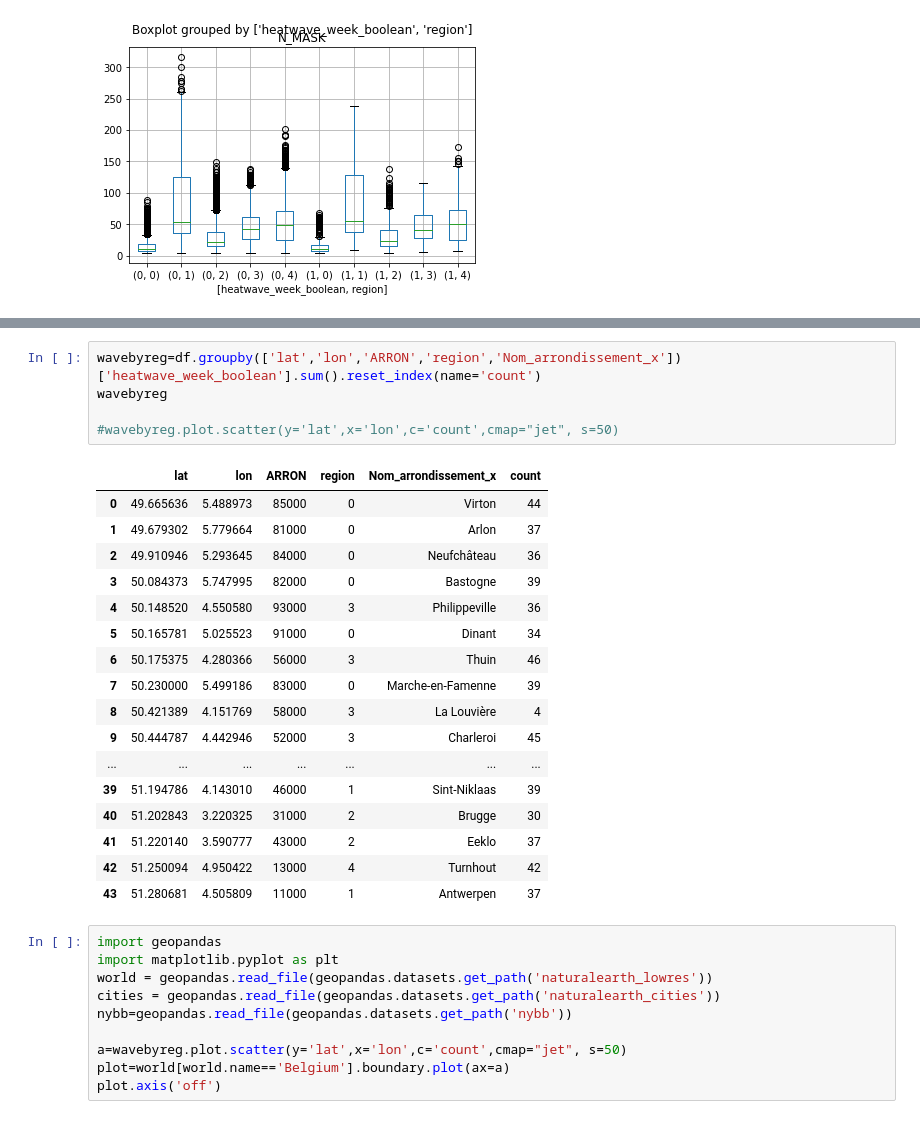
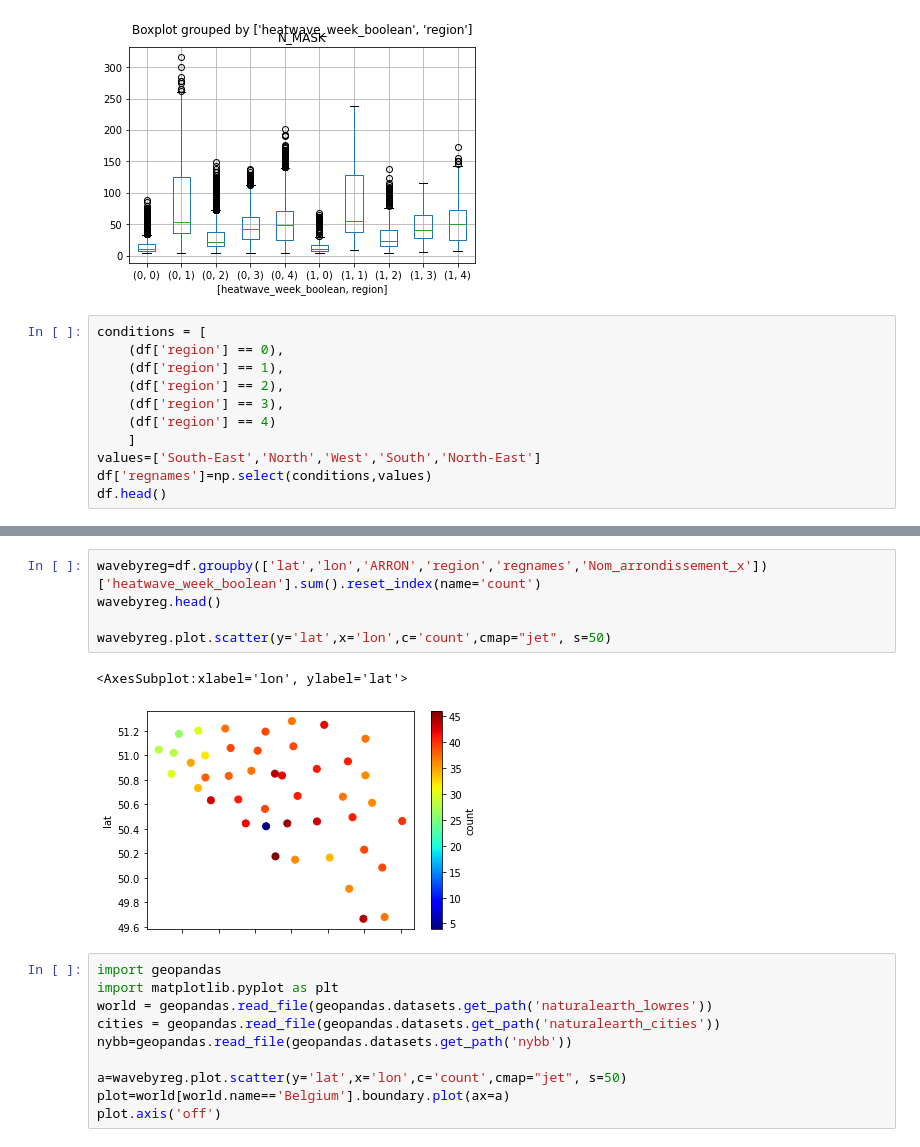
Before and after one commit to mariobecerra/mda_project, a Jupyter notebook: code/EDA.ipynb, the cells around one changed output, grey strips where cells are left out. Cells and saved outputs as stored; diff of their text form.

```diff
--- a/code/EDA.ipynb
+++ b/code/EDA.ipynb
@@ -152,3 +158,14 @@ df.head()
 plot=df.boxplot(column='N_MASK',by=['heatwave_week_boolean','region'])
 # %% [output]
 [figure]
+# %%
+conditions = [
+    (df['region'] == 0),
+    (df['region'] == 1),
+    (df['region'] == 2),
+    (df['region'] == 3),
+    (df['region'] == 4)
+    ]
+values=['South-East','North','West','South','North-East']
+df['regnames']=np.select(conditions,values)
+df.head()
@@ -155,26 +179,11 @@ plot=df.boxplot(column='N_MASK',by=['heatwave_week_boolean','region'])
 # %%
-wavebyreg=df.groupby(['lat','lon','ARRON','region','Nom_arrondissement_x'])['heatwave_week_boolean'].sum().reset_index(name='count')
-wavebyreg
+wavebyreg=df.groupby(['lat','lon','ARRON','region','regnames','Nom_arrondissement_x'])['heatwave_week_boolean'].sum().reset_index(name='count')
+wavebyreg.head()
 
-#wavebyreg.plot.scatter(y='lat',x='lon',c='count',cmap="jet", s=50)
+wavebyreg.plot.scatter(y='lat',x='lon',c='count',cmap="jet", s=50)
 # %% [output]
-|  | lat | lon | ARRON | region | Nom_arrondissement_x | count |
-| 0 | 49.665636 | 5.488973 | 85000 | 0 | Virton | 44 |
-| 1 | 49.679302 | 5.779664 | 81000 | 0 | Arlon | 37 |
-| 2 | 49.910946 | 5.293645 | 84000 | 0 | Neufchâteau | 36 |
-| 3 | 50.084373 | 5.747995 | 82000 | 0 | Bastogne | 39 |
-| 4 | 50.148520 | 4.550580 | 93000 | 3 | Philippeville | 36 |
-| 5 | 50.165781 | 5.025523 | 91000 | 0 | Dinant | 34 |
-| 6 | 50.175375 | 4.280366 | 56000 | 3 | Thuin | 46 |
-| 7 | 50.230000 | 5.499186 | 83000 | 0 | Marche-en-Famenne | 39 |
-| 8 | 50.421389 | 4.151769 | 58000 | 3 | La Louvière | 4 |
-| 9 | 50.444787 | 4.442946 | 52000 | 3 | Charleroi | 45 |
-| ... | ... | ... | ... | ... | ... | ... |
-| 39 | 51.194786 | 4.143010 | 46000 | 1 | Sint-Niklaas | 39 |
-| 40 | 51.202843 | 3.220325 | 31000 | 2 | Brugge | 30 |
-| 41 | 51.220140 | 3.590777 | 43000 | 2 | Eeklo | 37 |
-| 42 | 51.250094 | 4.950422 | 13000 | 4 | Turnhout | 42 |
-| 43 | 51.280681 | 4.505809 | 11000 | 1 | Antwerpen | 37 |
+<AxesSubplot:xlabel='lon', ylabel='lat'>
+[figure, added]
 # %%
 import geopandas
 import matplotlib.pyplot as plt
```
Also changed, not shown: parts of 9 cells of this notebook.
